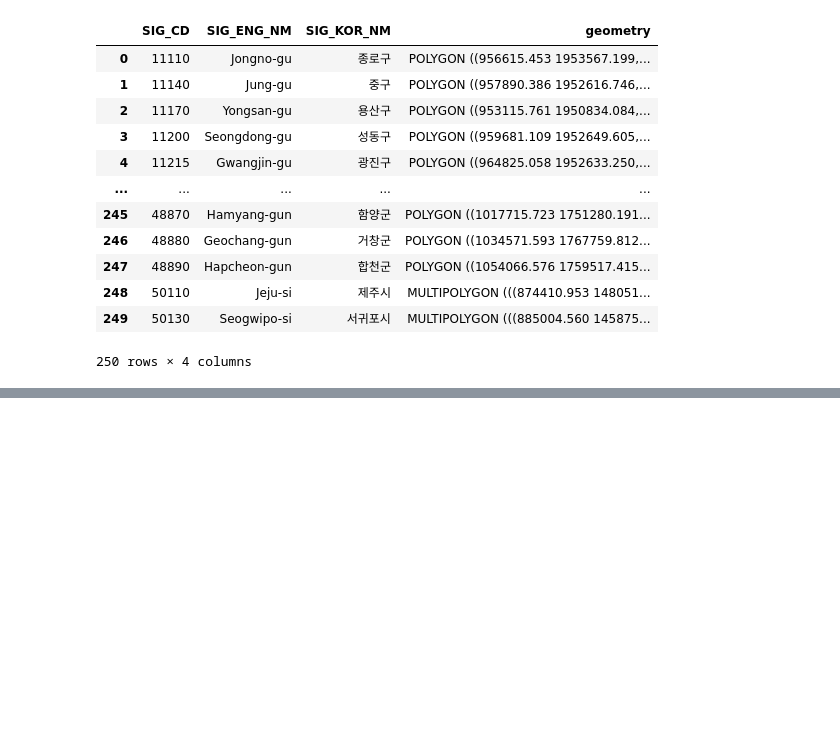
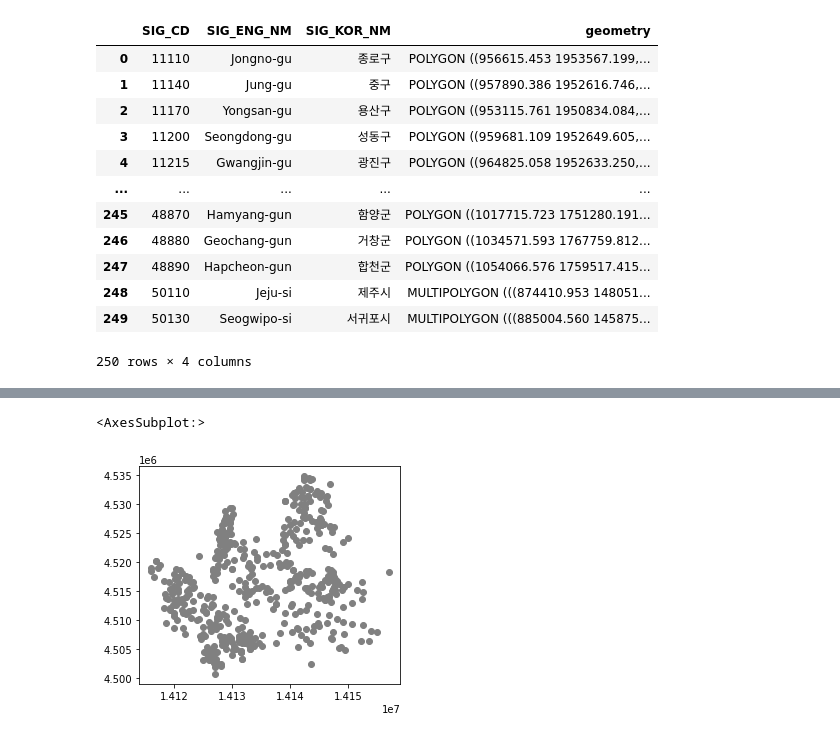
Before and after one commit to shawnbae/data-visualization, a Jupyter notebook: plotly/plotly_korea_CCTV_map.ipynb, the cells around one changed output, grey strips where cells are left out. Saved outputs shown, nothing was run; the diff lists cells and outputs as text; code cells hidden in the pictures; blank space fills up the shorter version.

```diff
--- a/plotly/plotly_korea_CCTV_map.ipynb
+++ b/plotly/plotly_korea_CCTV_map.ipynb
@@ -196,0 +218,9 @@ gdf_admin_gu_pg2
+# %%
+#서울시 안에 있는 도서관만 공간 선택
+gdf_admin_gu_pg3['dummy'] = 'dummy'  #서울시 구별 폴리곤에 더미 컬럼 추가
+geom = gdf_admin_gu_pg3.dissolve(by='dummy').geometry[0]  # '더미'값으로 디졸브한 서울시 영역
+gdf_library3 = gdf_library2[gdf_library2.within(geom)] #서울시 영역 내 도서관 포인트 선택
+gdf_library3.plot(color='grey')
+# %% [output]
+<AxesSubplot:>
+[figure, added]
```
Also changed, not shown: parts of 11 cells of this notebook.
